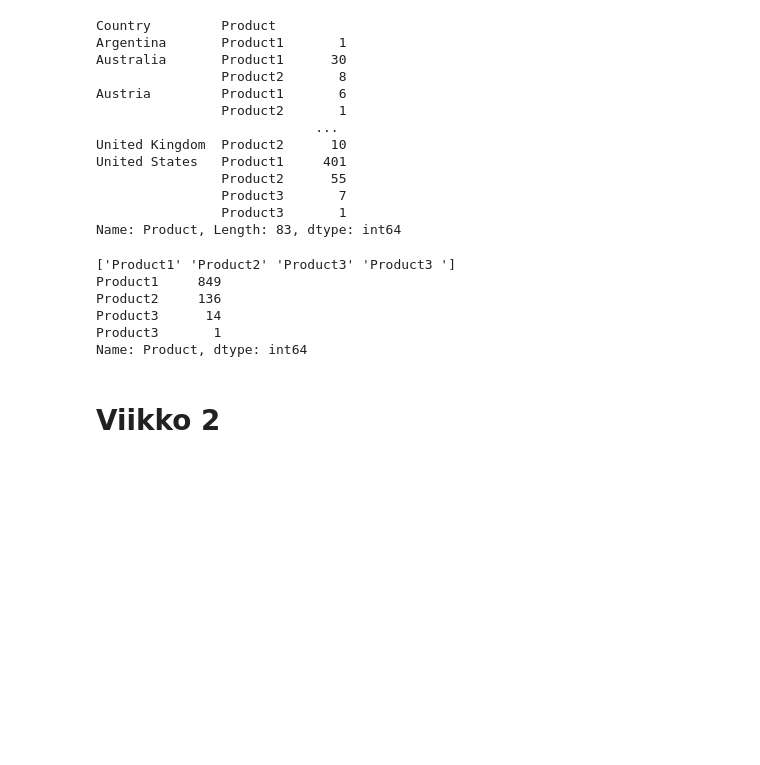
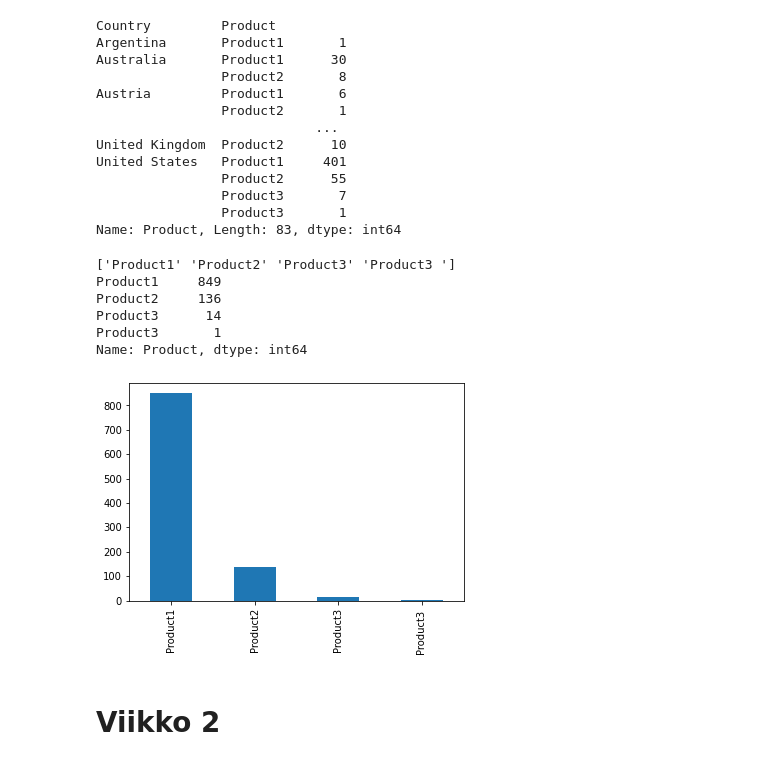
Before and after one commit to AnniMV/JODA2021, a Jupyter notebook: Oppimispk.ipynb, the cells around one changed output. Drawn from its saved outputs; the diff is of its cells as text; code cells hidden in the pictures; blank space fills up the shorter version.

```diff
--- a/Oppimispk.ipynb
+++ b/Oppimispk.ipynb
@@ -67,6 +67,11 @@ Product2     136
 Product3      14
 Product3       1
 Name: Product, dtype: int64
+# %%
+number_of_prod.plot.bar()
+plt.show()
+# %% [output]
+[figure, added]
 # %% [markdown]
 # Viikko 2
 # %% [markdown]
```
Also changed, not shown: parts of 33 cells of this notebook.
